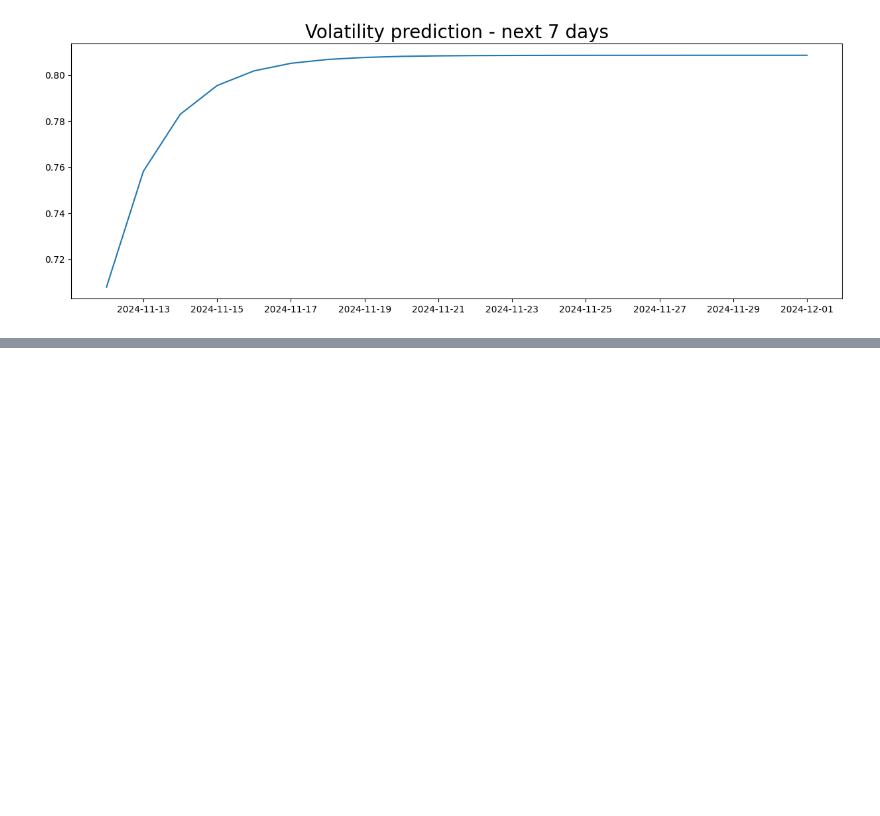
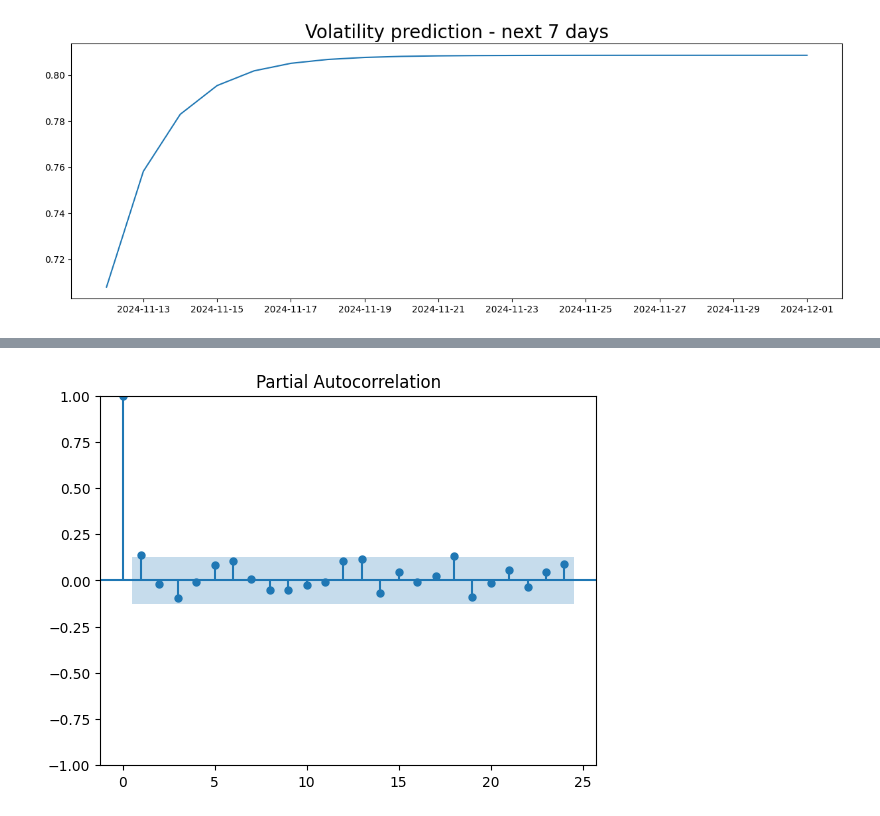
Before and after one commit to mxcjhack/Garch-dataset-volatility, a Jupyter notebook: Untitled.ipynb, the cells around one changed output, grey strips where cells are left out. Saved outputs shown, nothing was run; the diff lists cells and outputs as text; code cells hidden in the pictures; blank space fills up the shorter version.

```diff
--- a/Untitled.ipynb
+++ b/Untitled.ipynb
@@ -196,0 +248,5 @@ Text(0.5, 1.0, 'Volatility prediction - next 7 days')
+# %%
+plot_pacf(returns**2)
+plt.show()
+# %% [output]
+[figure, added]
```
Also changed, not shown: parts of 23 cells of this notebook.
